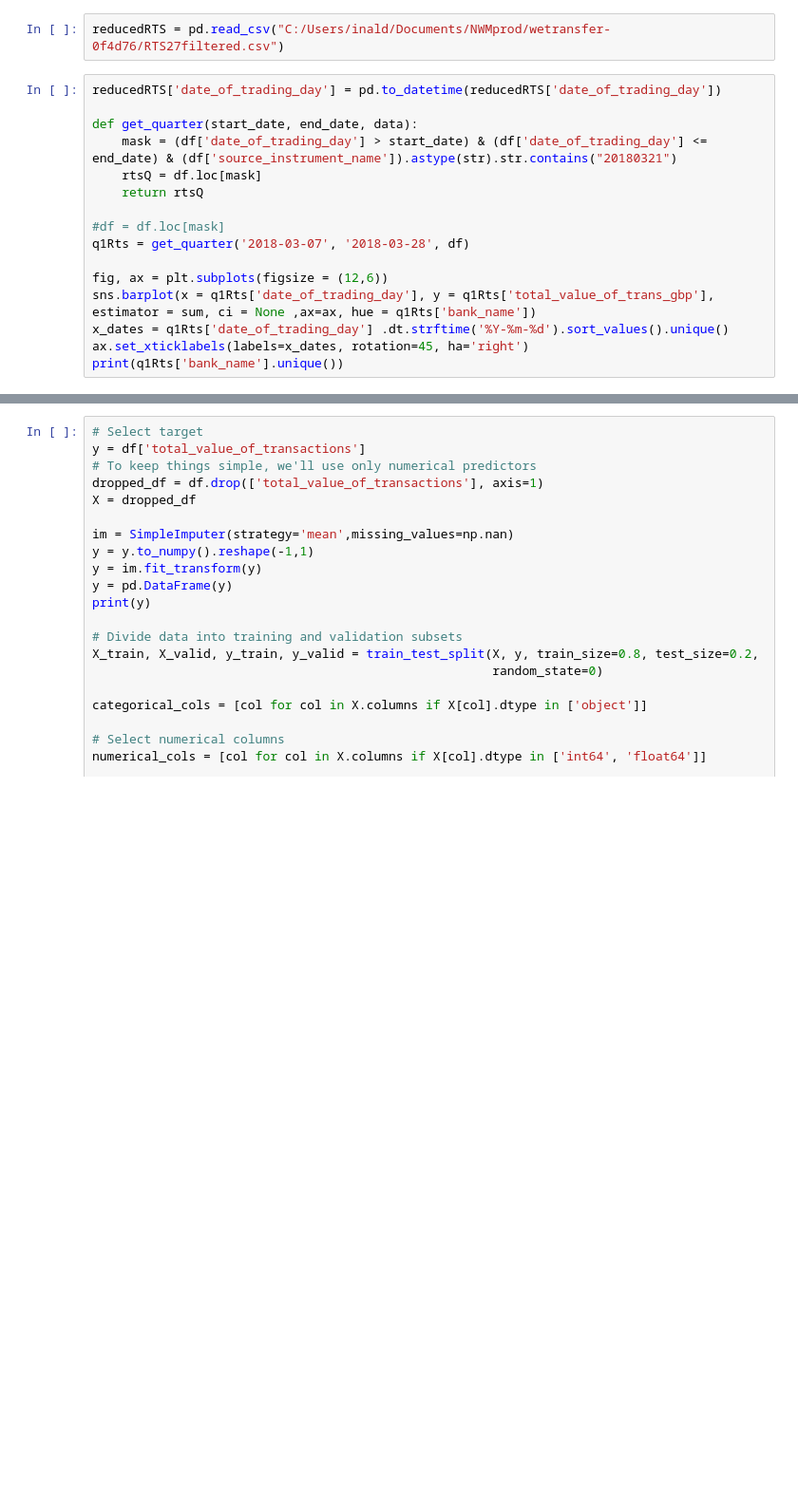
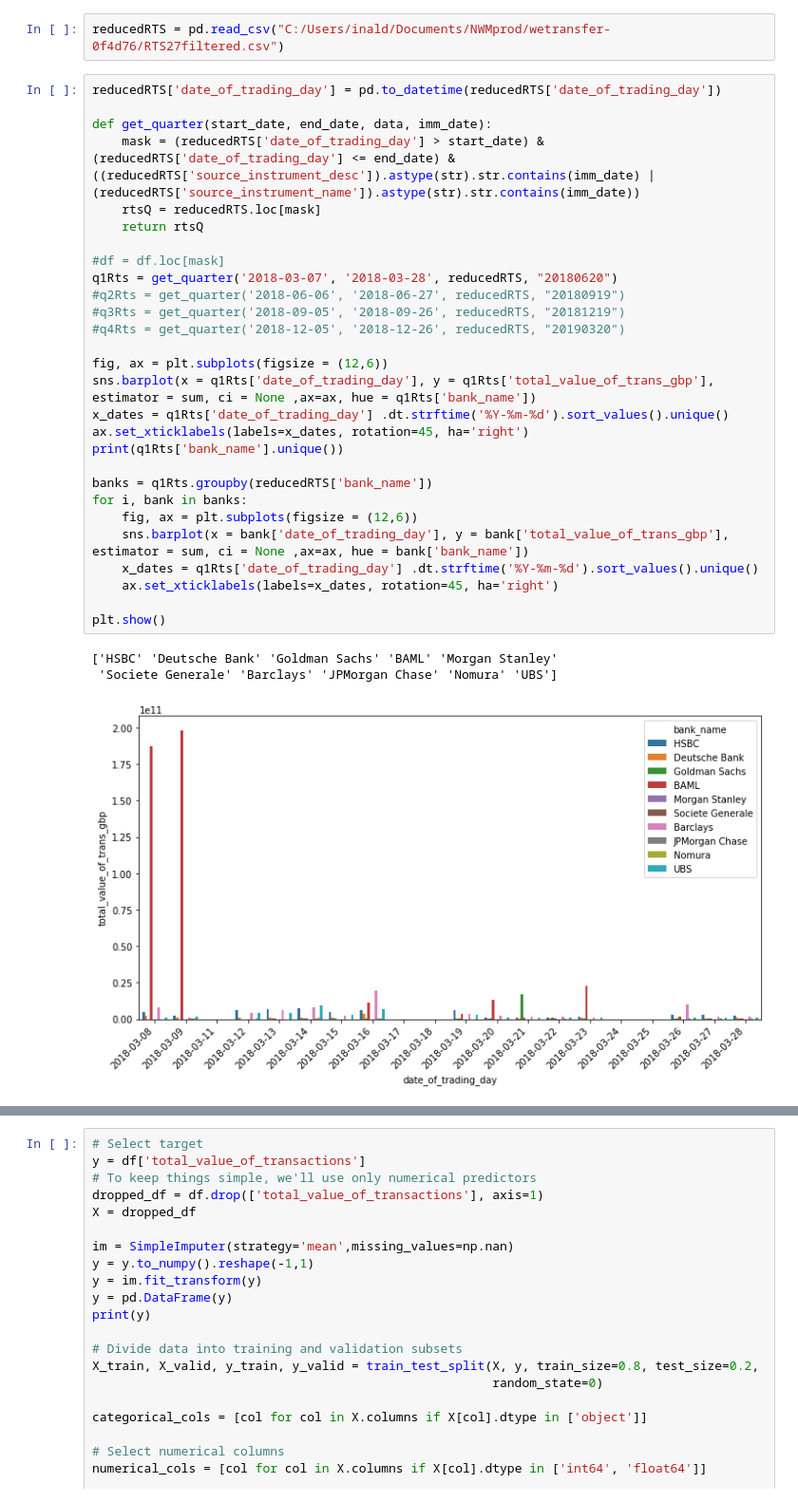
Before and after one commit to Inald/newNWM-Intern-Project-2020, a Jupyter notebook: pipelined.ipynb, the cells around one changed output, grey strips where cells are left out. Shown: that part at 95% size. Drawn from its saved outputs; the diff is of its cells as text; blank space fills up the shorter version.

Commit message:
graphs beginning to work

```diff
--- a/pipelined.ipynb
+++ b/pipelined.ipynb
@@ -40,16 +44,32 @@ reducedRTS = pd.read_csv("C:/Users/inald/Documents/NWMprod/wetransfer-0f4d76/RTS
 # %%
 reducedRTS['date_of_trading_day'] = pd.to_datetime(reducedRTS['date_of_trading_day'])
 
-def get_quarter(start_date, end_date, data):
-    mask = (df['date_of_trading_day'] > start_date) & (df['date_of_trading_day'] <= end_date) & (df['source_instrument_name']).astype(str).str.contains("20180321")
-    rtsQ = df.loc[mask]
+def get_quarter(start_date, end_date, data, imm_date):
+    mask = (reducedRTS['date_of_trading_day'] > start_date) & (reducedRTS['date_of_trading_day'] <= end_date) & ((reducedRTS['source_instrument_desc']).astype(str).str.contains(imm_date) | (reducedRTS['source_instrument_name']).astype(str).str.contains(imm_date))
+    rtsQ = reducedRTS.loc[mask]
     return rtsQ
 
 #df = df.loc[mask]
-q1Rts = get_quarter('2018-03-07', '2018-03-28', df)
+q1Rts = get_quarter('2018-03-07', '2018-03-28', reducedRTS, "20180620")
+#q2Rts = get_quarter('2018-06-06', '2018-06-27', reducedRTS, "20180919")
+#q3Rts = get_quarter('2018-09-05', '2018-09-26', reducedRTS, "20181219")
+#q4Rts = get_quarter('2018-12-05', '2018-12-26', reducedRTS, "20190320")
 
 fig, ax = plt.subplots(figsize = (12,6))
 sns.barplot(x = q1Rts['date_of_trading_day'], y = q1Rts['total_value_of_trans_gbp'], estimator = sum, ci = None ,ax=ax, hue = q1Rts['bank_name'])
 x_dates = q1Rts['date_of_trading_day'] .dt.strftime('%Y-%m-%d').sort_values().unique()
 ax.set_xticklabels(labels=x_dates, rotation=45, ha='right')
 print(q1Rts['bank_name'].unique())
+
+banks = q1Rts.groupby(reducedRTS['bank_name'])
+for i, bank in banks:
+    fig, ax = plt.subplots(figsize = (12,6))
+    sns.barplot(x = bank['date_of_trading_day'], y = bank['total_value_of_trans_gbp'], estimator = sum, ci = None ,ax=ax, hue = bank['bank_name'])
+    x_dates = q1Rts['date_of_trading_day'] .dt.strftime('%Y-%m-%d').sort_values().unique()
+    ax.set_xticklabels(labels=x_dates, rotation=45, ha='right')
+
+plt.show()
+# %% [output]
+['HSBC' 'Deutsche Bank' 'Goldman Sachs' 'BAML' 'Morgan Stanley'
+ 'Societe Generale' 'Barclays' 'JPMorgan Chase' 'Nomura' 'UBS']
+[figure, added]
```
Also changed, not shown: parts of 3 cells of this notebook.
